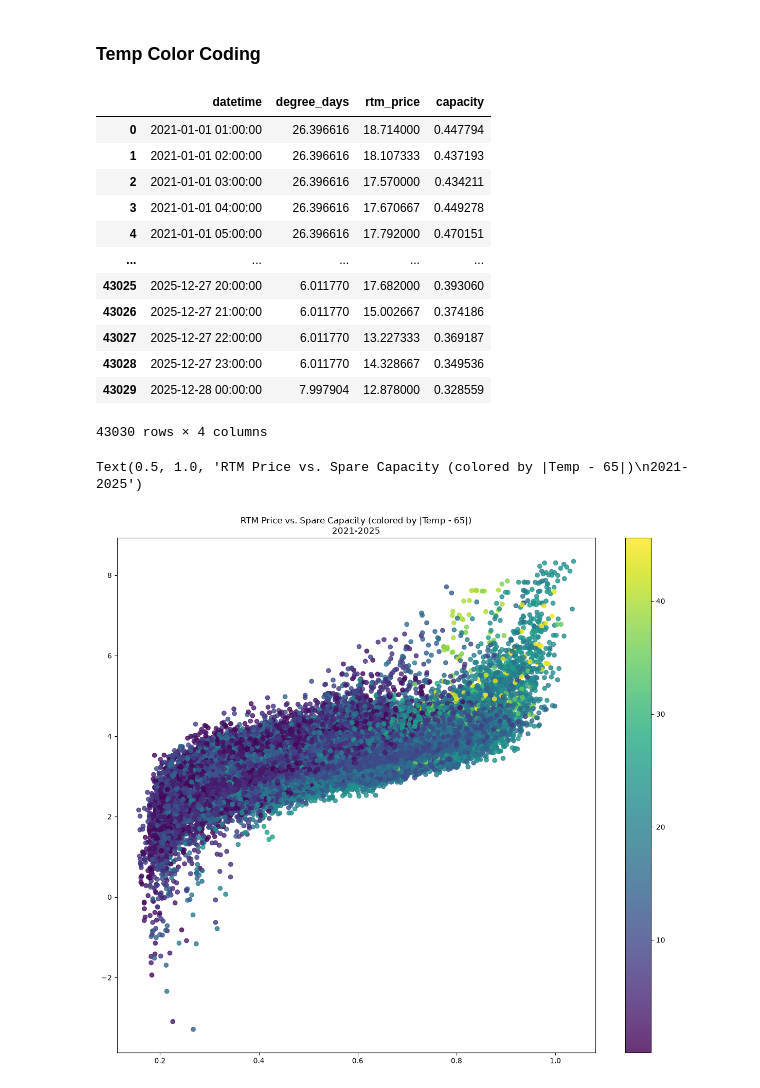
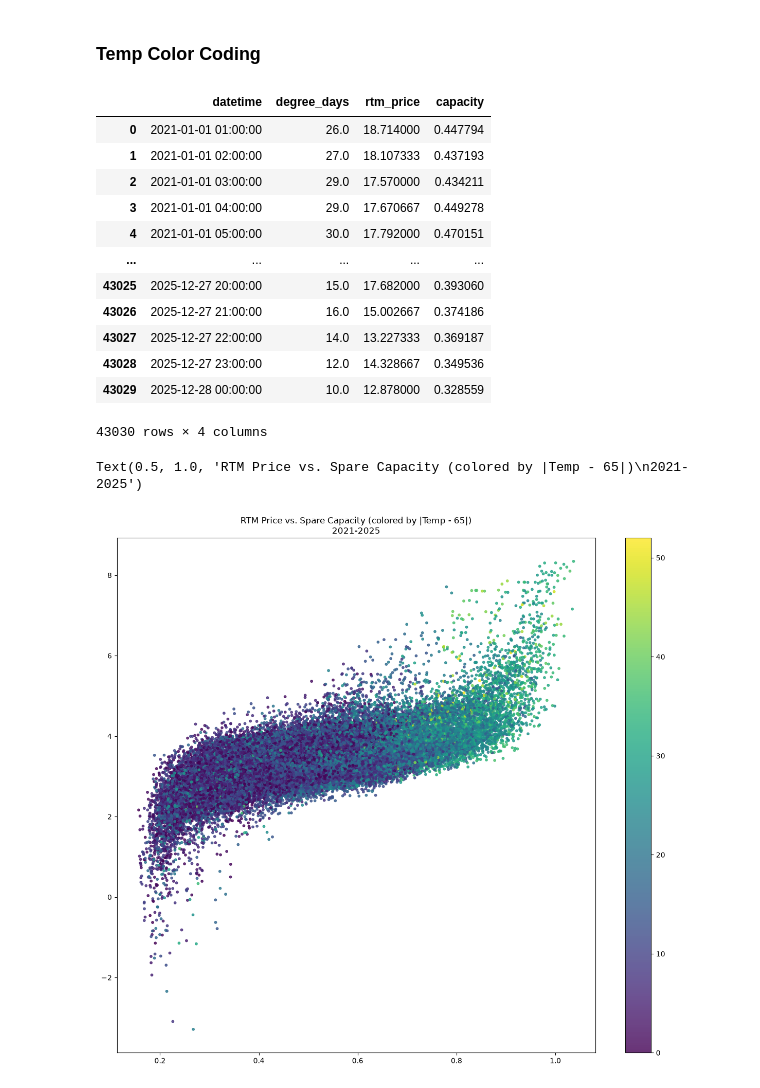
Before and after one commit to zyliaz/Energy-Price-Risk-Model, a Jupyter notebook: 03_notebooks/02_analysis/06_spare_capacity.ipynb, the cells around one changed output. Cells and saved outputs as stored; diff of their text form; code cells hidden in the pictures.

Commit message:
hourly temp data and new regression model

```diff
--- a/03_notebooks/02_analysis/06_spare_capacity.ipynb
+++ b/03_notebooks/02_analysis/06_spare_capacity.ipynb
@@ -11,7 +11,7 @@ LOAD_PATH = '../../01_data/2_cleaned/load/total_load_20201231_20260526.csv'
 CAPACITY_PATH = '../../01_data/2_cleaned/generation/ERCOT nonRE capacity 2020-2025.csv'
 PRICE_PATH = '../../01_data/2_cleaned/rtm_price/rtm_price_aggregated_2021_2025.csv'
 NG_PATH = '../../01_data/3_analysis/ng_price/ng_prices_monthly.csv'
-TEMP_PATH = '../../01_data/2_cleaned/weather/Texas daily average temp HDD CDD 2020-2025.csv'
+TEMP_PATH = '../../01_data/2_cleaned/weather/Texas_hourly_temp_2021_2025.csv'
 
 OUT_DIR = Path('../../01_data/3_analysis/price incentive metrics')
 # %%
@@ -233,34 +288,34 @@ Text(0.5, 1.0, 'RTM Price (Log) vs. Spare Capacity colored by NG Price (Log)\n20
 df_metric_with_temp = con.execute("""
       SELECT
          m.datetime
-         ,ABS(avg_temp_f - 65) AS degree_days
+         ,ABS(tx_temp - 65) AS degree_days
          ,rtm_price
          ,metric1 AS capacity
       FROM df_metric m
-         LEFT JOIN df_temp t ON t.date = CAST(m.datetime AS DATE)
+         LEFT JOIN df_temp t ON t.datetime = m.datetime
       ORDER BY m.datetime;
 """).fetchdf()
 df_metric_with_temp
 # %% [output]
 |  | datetime | degree_days | rtm_price | capacity |
-| 0 | 2021-01-01 01:00:00 | 26.396616 | 18.714000 | 0.447794 |
-| 1 | 2021-01-01 02:00:00 | 26.396616 | 18.107333 | 0.437193 |
-| 2 | 2021-01-01 03:00:00 | 26.396616 | 17.570000 | 0.434211 |
-| 3 | 2021-01-01 04:00:00 | 26.396616 | 17.670667 | 0.449278 |
-| 4 | 2021-01-01 05:00:00 | 26.396616 | 17.792000 | 0.470151 |
+| 0 | 2021-01-01 01:00:00 | 26.0 | 18.714000 | 0.447794 |
+| 1 | 2021-01-01 02:00:00 | 27.0 | 18.107333 | 0.437193 |
+| 2 | 2021-01-01 03:00:00 | 29.0 | 17.570000 | 0.434211 |
+| 3 | 2021-01-01 04:00:00 | 29.0 | 17.670667 | 0.449278 |
+| 4 | 2021-01-01 05:00:00 | 30.0 | 17.792000 | 0.470151 |
 | ... | ... | ... | ... | ... |
-| 43025 | 2025-12-27 20:00:00 | 6.011770 | 17.682000 | 0.393060 |
-| 43026 | 2025-12-27 21:00:00 | 6.011770 | 15.002667 | 0.374186 |
-| 43027 | 2025-12-27 22:00:00 | 6.011770 | 13.227333 | 0.369187 |
-| 43028 | 2025-12-27 23:00:00 | 6.011770 | 14.328667 | 0.349536 |
-| 43029 | 2025-12-28 00:00:00 | 7.997904 | 12.878000 | 0.328559 |
+| 43025 | 2025-12-27 20:00:00 | 15.0 | 17.682000 | 0.393060 |
+| 43026 | 2025-12-27 21:00:00 | 16.0 | 15.002667 | 0.374186 |
+| 43027 | 2025-12-27 22:00:00 | 14.0 | 13.227333 | 0.369187 |
+| 43028 | 2025-12-27 23:00:00 | 12.0 | 14.328667 | 0.349536 |
+| 43029 | 2025-12-28 00:00:00 | 10.0 | 12.878000 | 0.328559 |
 43030 rows × 4 columns
 # %%
 df = df_metric_with_temp.copy()
 plt.figure(figsize=(15, 13))
-plt.scatter(df['capacity'], np.log(df['rtm_price']), c=df['degree_days'], alpha=0.8)
+plt.scatter(df['capacity'], np.log(df['rtm_price']), c=df['degree_days'], alpha=0.8, s=10)
 plt.colorbar()
 plt.title('RTM Price vs. Spare Capacity (colored by |Temp - 65|)\n2021-2025')
 # %% [output]
 Text(0.5, 1.0, 'RTM Price vs. Spare Capacity (colored by |Temp - 65|)\n2021-2025')
-[figure, old version]
+[figure, new version]
```
Also changed, not shown: parts of 10 cells of this notebook, 24 other files.
